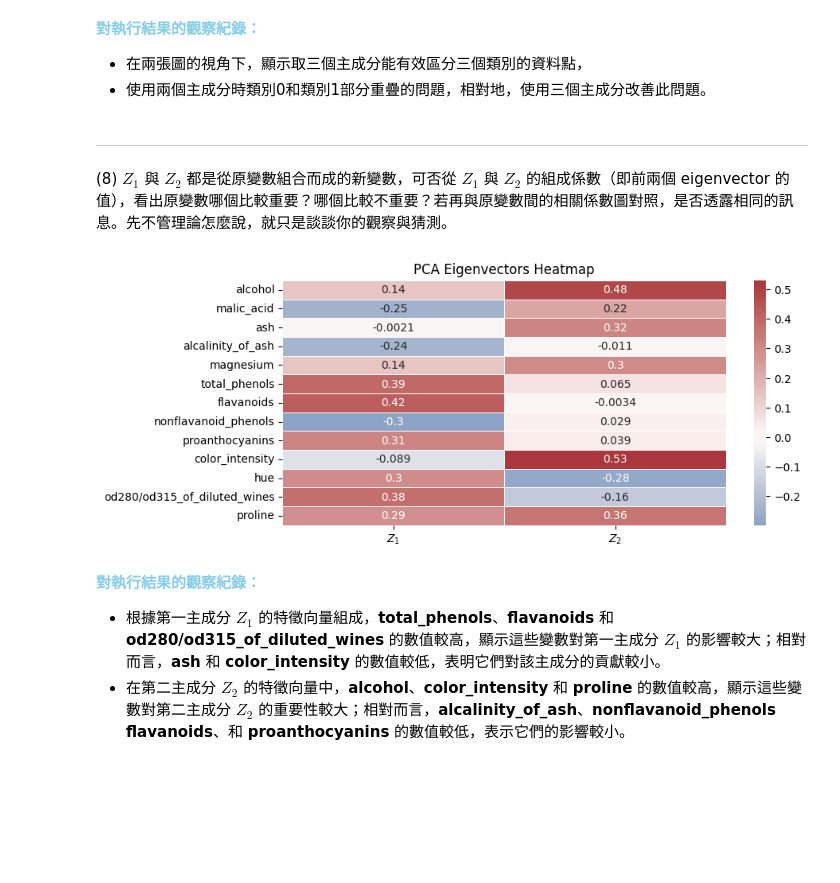
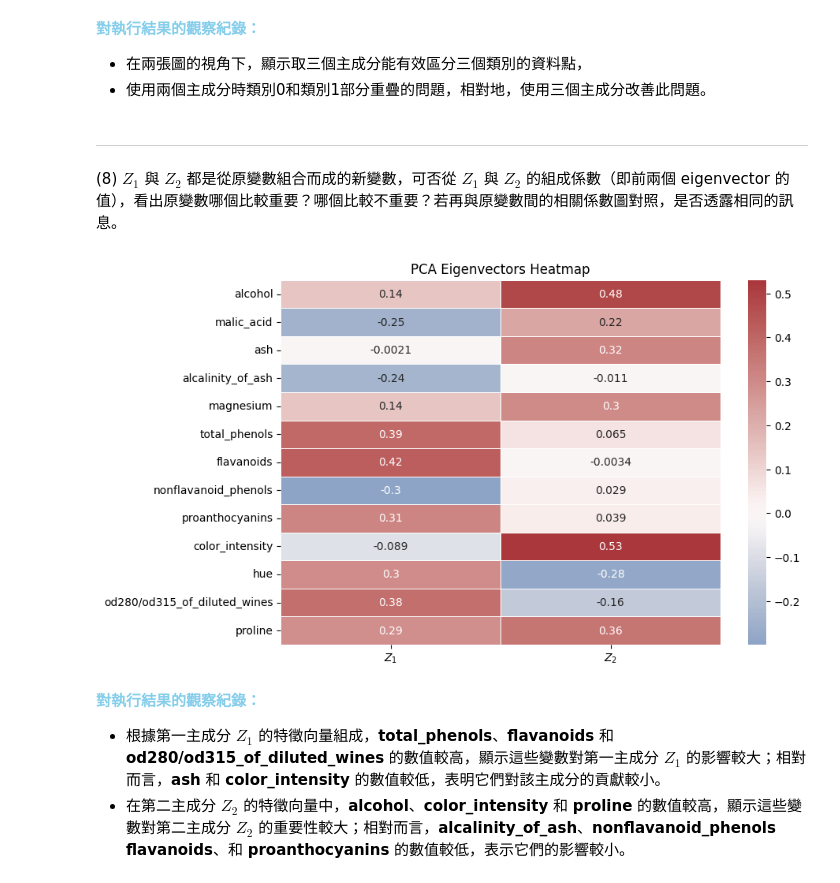
Before and after one commit to Hank8ntpu/InClassCoding, a Jupyter notebook: homework_PCA.ipynb, the cells around one changed output. Cells and saved outputs as stored; diff of their text form; code cells hidden in the pictures; blank space fills up the shorter version.

```diff
--- a/homework_demo.ipynb
+++ b/homework_PCA.ipynb
@@ -306,25 +391,25 @@ plt.show()
 # %% [markdown]
 <hr>
 
-(8) $Z_1$ 與 $Z_2$ 都是從原變數組合而成的新變數，可否從 $Z_1$ 與 $Z_2$ 的組成係數（即前兩個 eigenvector 的值），看出原變數哪個比較重要？哪個比較不重要？若再與原變數間的相關係數圖對照，是否透露相同的訊息。先不管理論怎麼說，就只是談談你的觀察與猜測。
+(8) $Z_1$ 與 $Z_2$ 都是從原變數組合而成的新變數，可否從 $Z_1$ 與 $Z_2$ 的組成係數（即前兩個 eigenvector 的值），看出原變數哪個比較重要？哪個比較不重要？若再與原變數間的相關係數圖對照，是否透露相同的訊息。
 # %%
 # 執行 PCA（使用標準化資料）
 pca_standardized = PCA(n_components=2)
 X_pca_standardized = pca_standardized.fit_transform(X_standardized)
 
 # 取得特徵向量
 feature_names = X.columns  # 原始變數名稱
 eigenvectors = pd.DataFrame(pca_standardized.components_.T, index=feature_names, columns=["$Z_1$", "$Z_2$"])
 
 # 繪製熱圖
-plt.figure(figsize=(9, 4))
+plt.figure(figsize=(9, 6))
 seaborn.heatmap(eigenvectors, annot=True, cmap="vlag", center=0, linewidths=0.5)
 
 # 設定標題
 plt.title("PCA Eigenvectors Heatmap")
 plt.show()
 # %% [output]
-[figure, old version]
+[figure, new version]
 # %% [markdown]
 **<font color=skyblue>對執行結果的觀察紀錄：</font>**
 - 根據第一主成分 $Z_1$ 的特徵向量組成，**total_phenols**、**flavanoids** 和 **od280/od315_of_diluted_wines** 的數值較高，顯示這些變數對第一主成分 $Z_1$ 的影響較大；相對而言，**ash** 和 **color_intensity** 的數值較低，表明它們對該主成分的貢獻較小。
```
Also changed, not shown: parts of 13 cells of this notebook, 3 other files.
